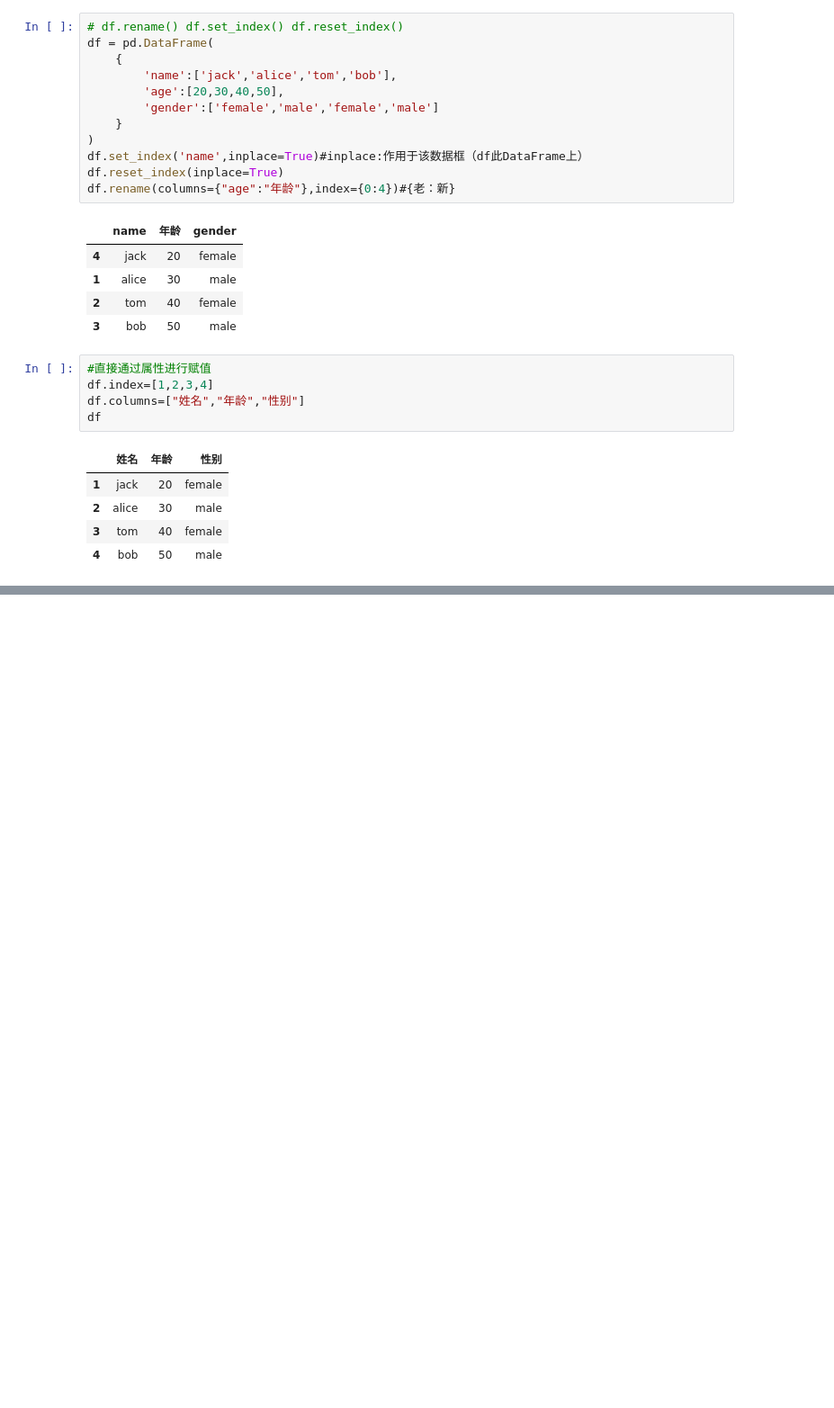
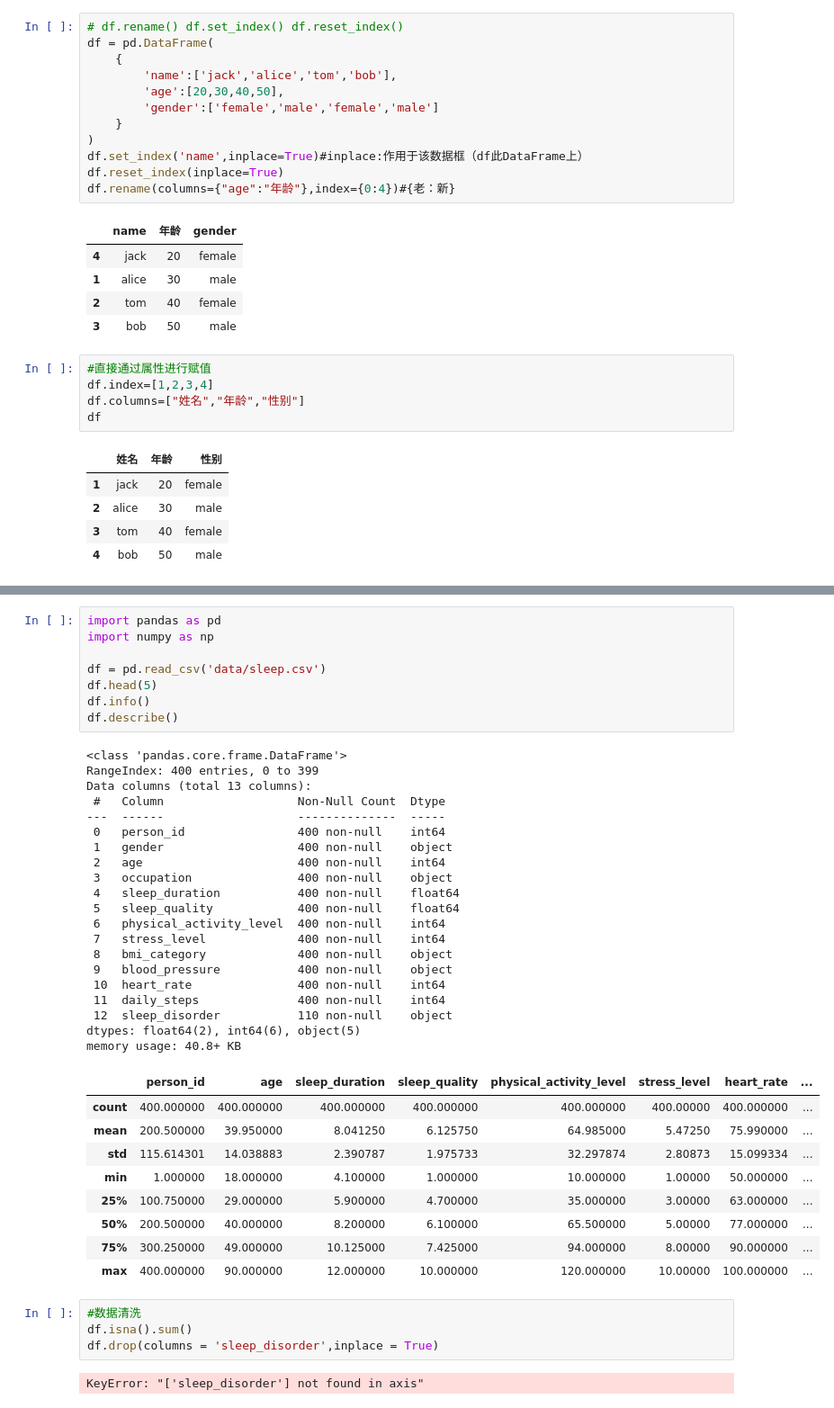
Before and after one commit to whitehappy/numpy-pandas_Notes, a Jupyter notebook: Pandas.ipynb, the cells around one changed output, grey strips where cells are left out. Shown at 90% size. Drawn from its saved outputs; the diff is of its cells as text; blank space fills up the shorter version.

```diff
--- a/Pandas.ipynb
+++ b/Pandas.ipynb
@@ -331,0 +689,44 @@ import pandas as pd
+# %%
+import pandas as pd
+import numpy as np
+
+df = pd.read_csv('data/sleep.csv')
+df.head(5)
+df.info()
+df.describe()
+# %% [output]
+<class 'pandas.core.frame.DataFrame'>
+RangeIndex: 400 entries, 0 to 399
+Data columns (total 13 columns):
+ #   Column                   Non-Null Count  Dtype
+---  ------                   --------------  -----
+ 0   person_id                400 non-null    int64
+ 1   gender                   400 non-null    object
+ 2   age                      400 non-null    int64
+ 3   occupation               400 non-null    object
+ 4   sleep_duration           400 non-null    float64
+ 5   sleep_quality            400 non-null    float64
+ 6   physical_activity_level  400 non-null    int64
+ 7   stress_level             400 non-null    int64
+ 8   bmi_category             400 non-null    object
+ 9   blood_pressure           400 non-null    object
+ 10  heart_rate               400 non-null    int64
+ 11  daily_steps              400 non-null    int64
+ 12  sleep_disorder           110 non-null    object
+dtypes: float64(2), int64(6), object(5)
+memory usage: 40.8+ KB
+|  | person_id | age | sleep_duration | sleep_quality | physical_activity_level | stress_level | heart_rate | ... |
+| count | 400.000000 | 400.000000 | 400.000000 | 400.000000 | 400.000000 | 400.00000 | 400.000000 | ... |
+| mean | 200.500000 | 39.950000 | 8.041250 | 6.125750 | 64.985000 | 5.47250 | 75.990000 | ... |
+| std | 115.614301 | 14.038883 | 2.390787 | 1.975733 | 32.297874 | 2.80873 | 15.099334 | ... |
+| min | 1.000000 | 18.000000 | 4.100000 | 1.000000 | 10.000000 | 1.00000 | 50.000000 | ... |
+| 25% | 100.750000 | 29.000000 | 5.900000 | 4.700000 | 35.000000 | 3.00000 | 63.000000 | ... |
+| 50% | 200.500000 | 40.000000 | 8.200000 | 6.100000 | 65.500000 | 5.00000 | 77.000000 | ... |
+| 75% | 300.250000 | 49.000000 | 10.125000 | 7.425000 | 94.000000 | 8.00000 | 90.000000 | ... |
+| max | 400.000000 | 90.000000 | 12.000000 | 10.000000 | 120.000000 | 10.00000 | 100.000000 | ... |
+# %%
+#数据清洗
+df.isna().sum()
+df.drop(columns = 'sleep_disorder',inplace = True)
+# %% [output]
+KeyError: "['sleep_disorder'] not found in axis"
```
Also changed, not shown: parts of 24 cells of this notebook.
